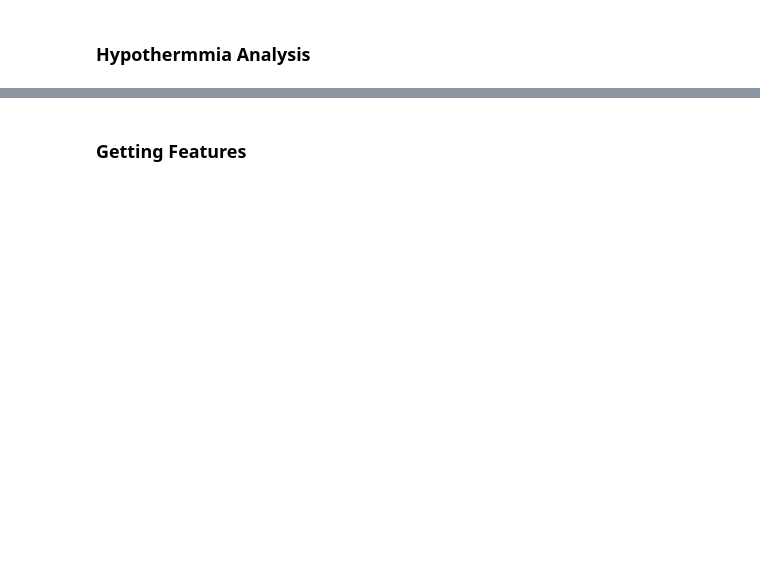
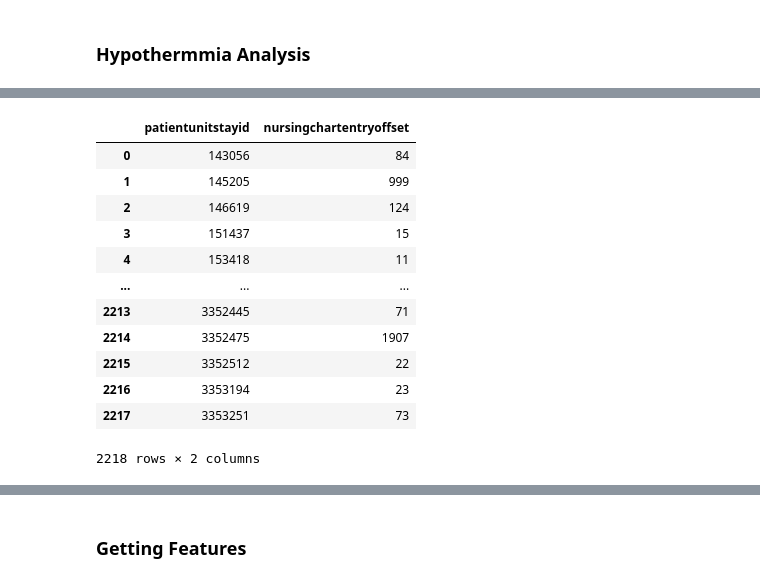
Before and after one commit to michelraskin/ttmhte, a Jupyter notebook: eICU/eICU.ipynb, the cells around one changed output, grey strips where cells are left out. Cells and saved outputs as stored; diff of their text form; code cells hidden in the pictures; blank space fills up the shorter version.

```diff
--- a/eICU/eICU.ipynb
+++ b/eICU/eICU.ipynb
@@ -198,0 +248,20 @@ myPredictorsDf.Hypothermia.sum()
+# %%
+myHyp = myHyp.rename(columns={'patientunitstayid': 'test'}).reset_index()[
+                                        ['patientunitstayid',
+                                        'nursingchartentryoffset']]
+# %%
+myHyp
+# %% [output]
+|  | patientunitstayid | nursingchartentryoffset |
+| 0 | 143056 | 84 |
+| 1 | 145205 | 999 |
+| 2 | 146619 | 124 |
+| 3 | 151437 | 15 |
+| 4 | 153418 | 11 |
+| ... | ... | ... |
+| 2213 | 3352445 | 71 |
+| 2214 | 3352475 | 1907 |
+| 2215 | 3352512 | 22 |
+| 2216 | 3353194 | 23 |
+| 2217 | 3353251 | 73 |
+2218 rows × 2 columns
```
Also changed, not shown: parts of 29 cells of this notebook, 15 other files.
